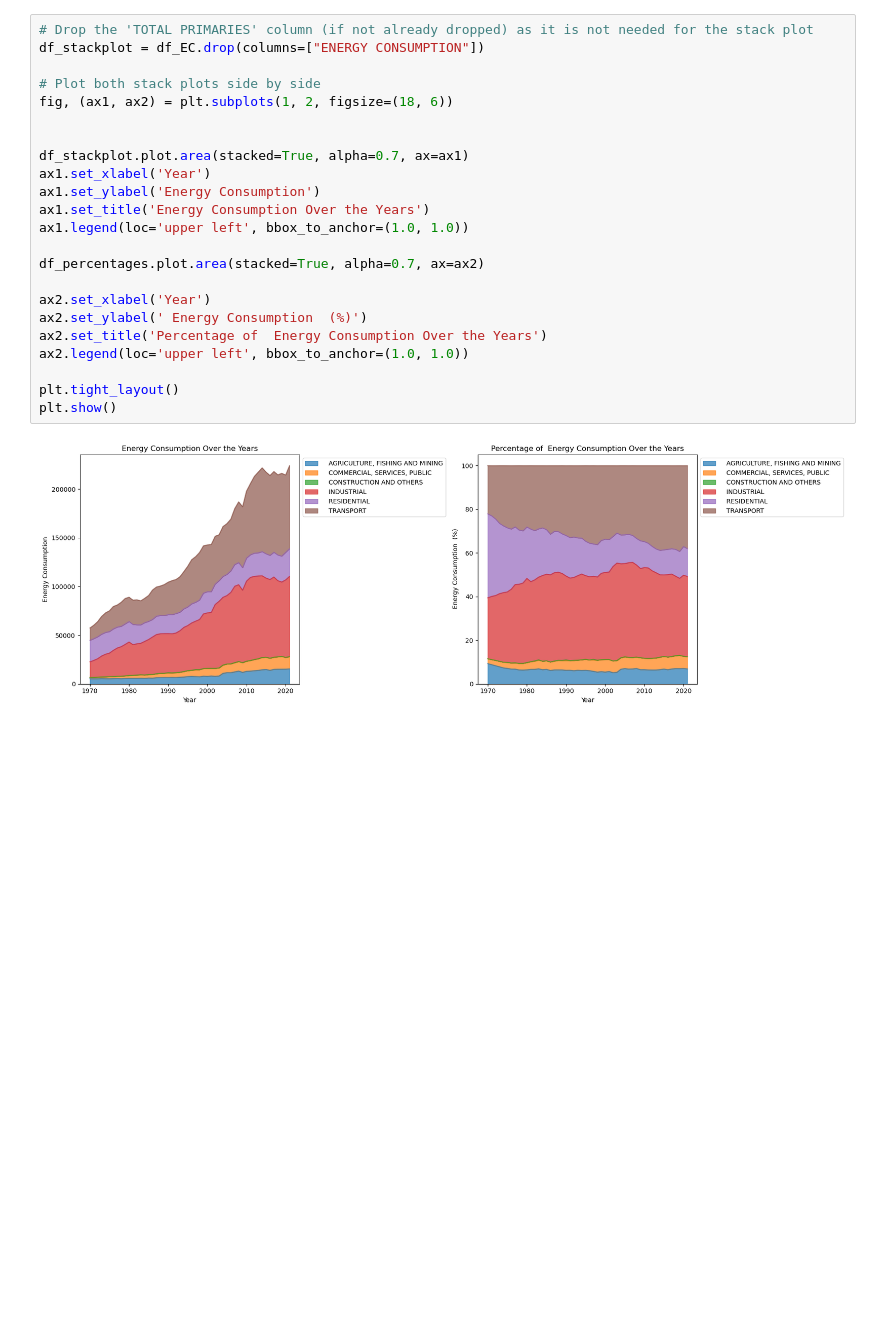
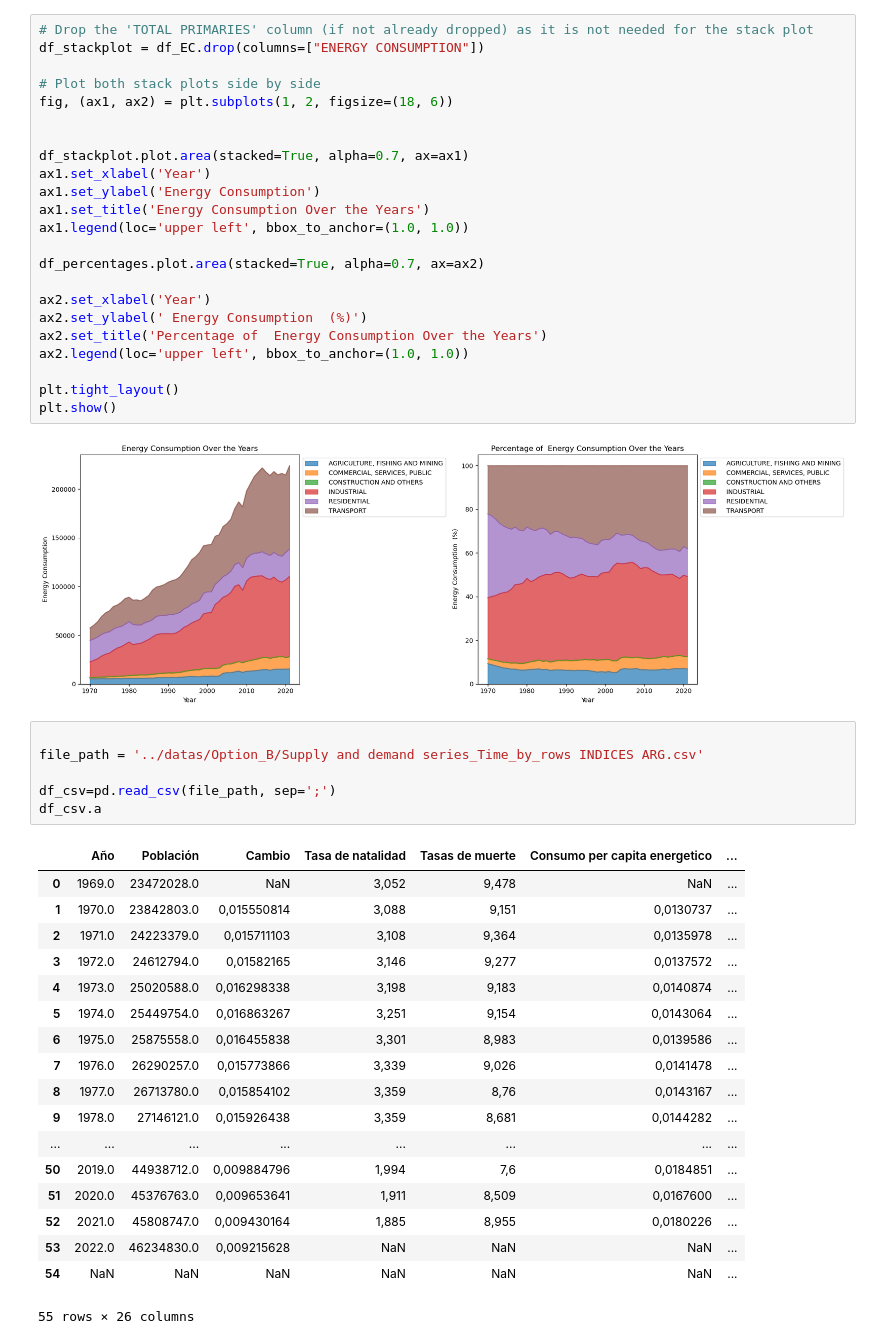
Before and after one commit to abominguez/TFM, a Jupyter notebook: codes/TFM_Nam.ipynb, the cells around one changed output. Cells and saved outputs as stored; diff of their text form; blank space fills up the shorter version.

```diff
--- a/codes/TFM_Nam.ipynb
+++ b/codes/TFM_Nam.ipynb
@@ -617,3 +617,28 @@ plt.tight_layout()
 plt.show()
 # %% [output]
 [figure]
+# %%
+
+file_path = '../datas/Option_B/Supply and demand series_Time_by_rows INDICES ARG.csv'
+
+df_csv=pd.read_csv(file_path, sep=';')
+df_csv.a
+# %% [output]
+|  | Año | Población | Cambio | Tasa de natalidad | Tasas de muerte | Consumo per capita energetico | ... |
+| 0 | 1969.0 | 23472028.0 | NaN | 3,052 | 9,478 | NaN | ... |
+| 1 | 1970.0 | 23842803.0 | 0,015550814 | 3,088 | 9,151 | 0,0130737 | ... |
+| 2 | 1971.0 | 24223379.0 | 0,015711103 | 3,108 | 9,364 | 0,0135978 | ... |
+| 3 | 1972.0 | 24612794.0 | 0,01582165 | 3,146 | 9,277 | 0,0137572 | ... |
+| 4 | 1973.0 | 25020588.0 | 0,016298338 | 3,198 | 9,183 | 0,0140874 | ... |
+| 5 | 1974.0 | 25449754.0 | 0,016863267 | 3,251 | 9,154 | 0,0143064 | ... |
+| 6 | 1975.0 | 25875558.0 | 0,016455838 | 3,301 | 8,983 | 0,0139586 | ... |
+| 7 | 1976.0 | 26290257.0 | 0,015773866 | 3,339 | 9,026 | 0,0141478 | ... |
+| 8 | 1977.0 | 26713780.0 | 0,015854102 | 3,359 | 8,76 | 0,0143167 | ... |
+| 9 | 1978.0 | 27146121.0 | 0,015926438 | 3,359 | 8,681 | 0,0144282 | ... |
+| ... | ... | ... | ... | ... | ... | ... | ... |
+| 50 | 2019.0 | 44938712.0 | 0,009884796 | 1,994 | 7,6 | 0,0184851 | ... |
+| 51 | 2020.0 | 45376763.0 | 0,009653641 | 1,911 | 8,509 | 0,0167600 | ... |
+| 52 | 2021.0 | 45808747.0 | 0,009430164 | 1,885 | 8,955 | 0,0180226 | ... |
+| 53 | 2022.0 | 46234830.0 | 0,009215628 | NaN | NaN | NaN | ... |
+| 54 | NaN | NaN | NaN | NaN | NaN | NaN | ... |
+55 rows × 26 columns
```
Also changed, not shown: 4 other files.
